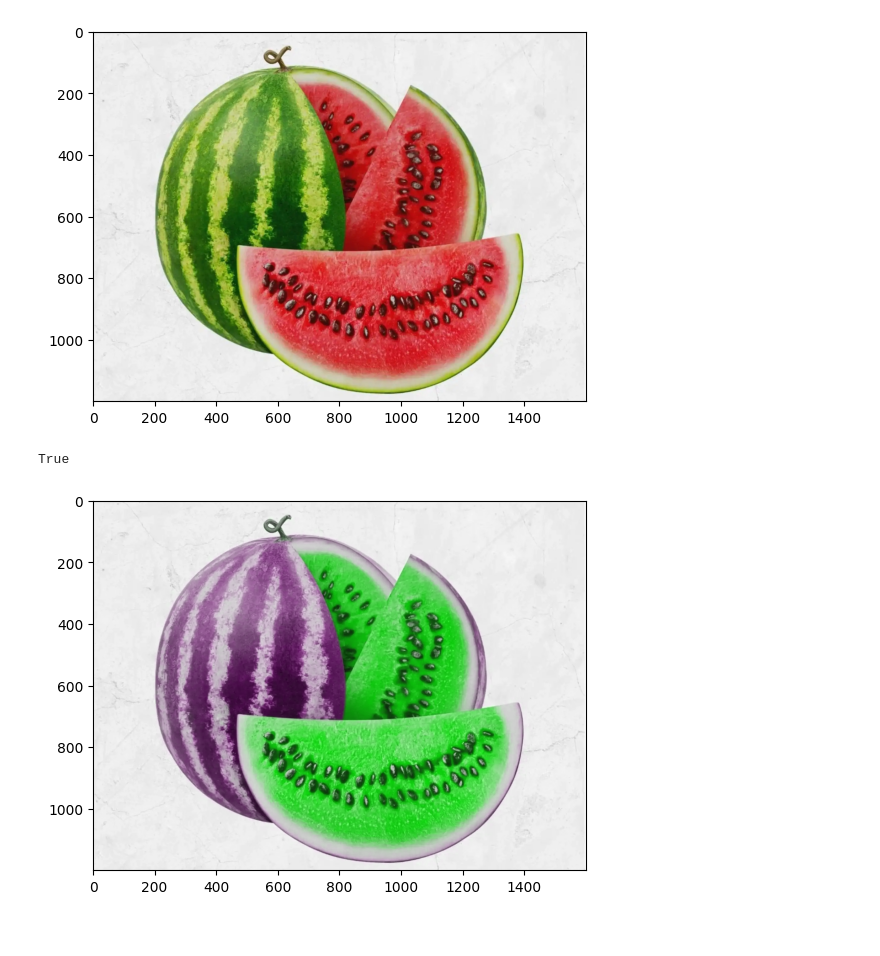
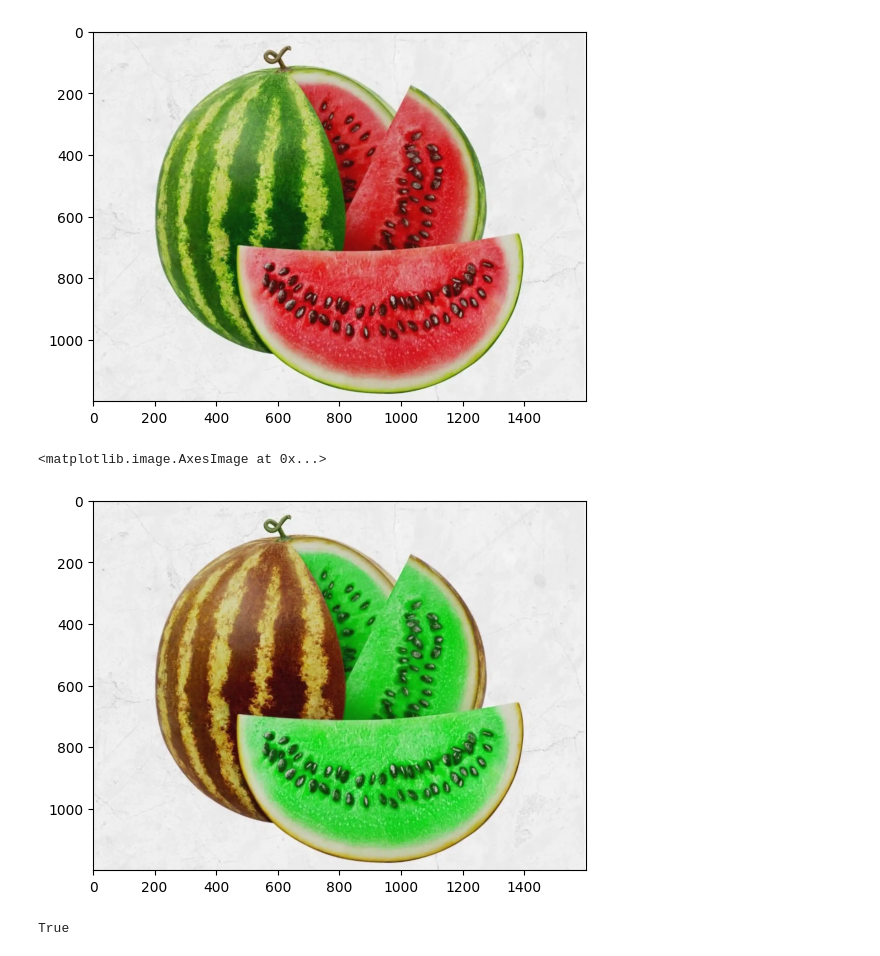
Before and after one commit to MohamadNematizadeh/image_processing, a Jupyter notebook: Assignment 34/Convert Watermelon .ipynb, the cells around one changed output. Drawn from its saved outputs; the diff is of its cells as text; code cells hidden in the pictures.

```diff
--- a/Assignment 34/Convert Watermelon .ipynb
+++ b/Assignment 34/Convert Watermelon .ipynb
@@ -13,16 +12,21 @@ print(image.shape)
 (1200, 1600, 3)
 [figure]
 # %%
-R,G,B = cv2.split(image)
+R, G, B = cv2.split(img)
 
-R_new = G
 G_new = G
-B_new = R
+B_new = B
+R_new = R
 
-result = cv2.merge((R_new, B_new, G_new))
-plt.imshow(result)
-result = cv2.cvtColor(result, cv2.COLOR_BGR2RGB)
-cv2.imwrite('output/Convert Watermelon .jpg', result)
+img_result = cv2.merge((G_new,R_new,B_new))
+
+plt.imshow(img_result)
 # %% [output]
-True
+<matplotlib.image.AxesImage at 0x...>
-[figure, old version]
+[figure, new version]
+# %%
+img_result = cv2.cvtColor(img_result, cv2.COLOR_RGB2BGR)
+
+cv2.imwrite('output1.jpg', img_result)
+# %% [output]
+True
```
Also changed, not shown: parts of 1 cell of this notebook, 1 other file.
